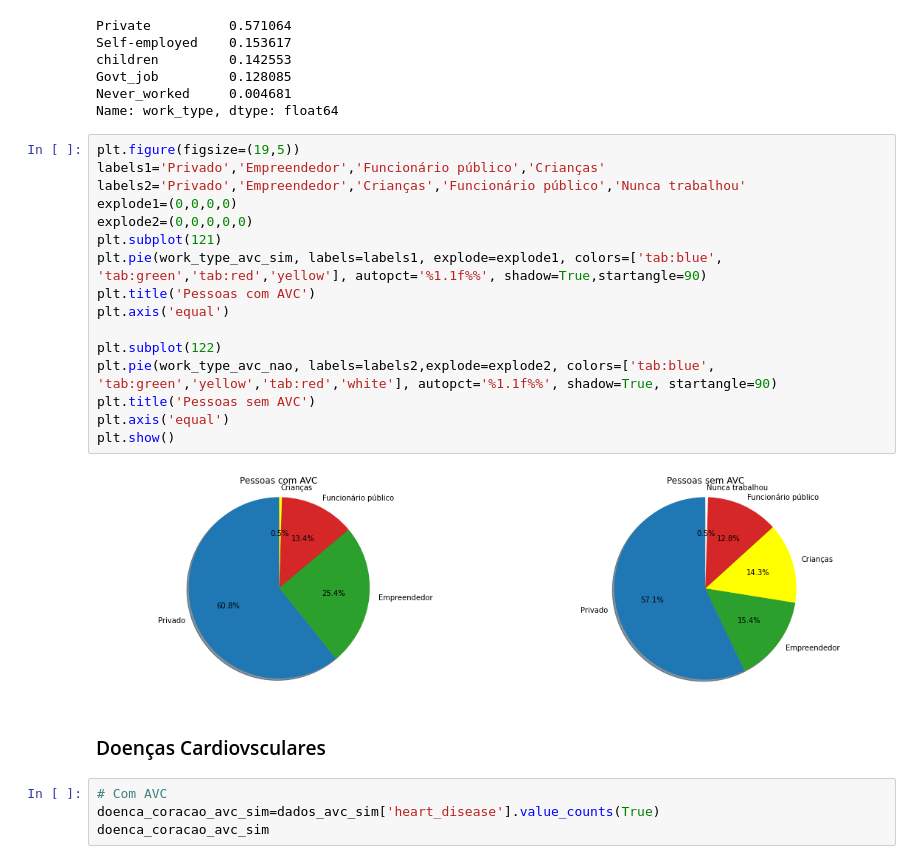
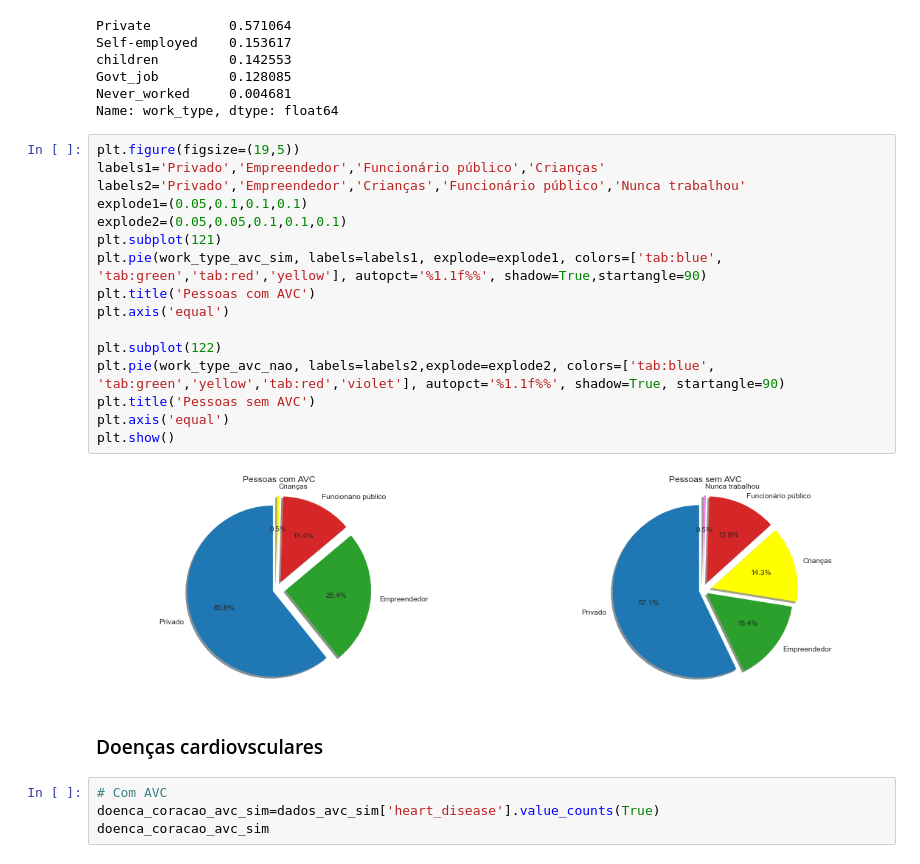
Before and after one commit to jgabrielsb-sb/Projeto_DeLucca, a Jupyter notebook: relatório.ipynb, the cells around one changed output. Drawn from its saved outputs; the diff is of its cells as text.

```diff
--- a/relatório.ipynb
+++ b/relatório.ipynb
@@ -188,23 +188,23 @@ Name: work_type, dtype: float64
 # %%
 plt.figure(figsize=(19,5))
 labels1='Privado','Empreendedor','Funcionário público','Crianças'
 labels2='Privado','Empreendedor','Crianças','Funcionário público','Nunca trabalhou'
-explode1=(0,0,0,0)
-explode2=(0,0,0,0,0)
+explode1=(0.05,0.1,0.1,0.1)
+explode2=(0.05,0.05,0.1,0.1,0.1)
 plt.subplot(121)
 plt.pie(work_type_avc_sim, labels=labels1, explode=explode1, colors=['tab:blue', 'tab:green','tab:red','yellow'], autopct='%1.1f%%', shadow=True,startangle=90)
 plt.title('Pessoas com AVC')
 plt.axis('equal')
 
 plt.subplot(122)
-plt.pie(work_type_avc_nao, labels=labels2,explode=explode2, colors=['tab:blue', 'tab:green','yellow','tab:red','white'], autopct='%1.1f%%', shadow=True, startangle=90)
+plt.pie(work_type_avc_nao, labels=labels2,explode=explode2, colors=['tab:blue', 'tab:green','yellow','tab:red','violet'], autopct='%1.1f%%', shadow=True, startangle=90)
 plt.title('Pessoas sem AVC')
 plt.axis('equal')
 plt.show()
 # %% [output]
-[figure, old version]
+[figure, new version]
 # %% [markdown]
-### Doenças Cardiovsculares
+### Doenças cardiovsculares
 # %%
 # Com AVC
 doenca_coracao_avc_sim=dados_avc_sim['heart_disease'].value_counts(True)
```
Also changed, not shown: parts of 34 cells of this notebook.
